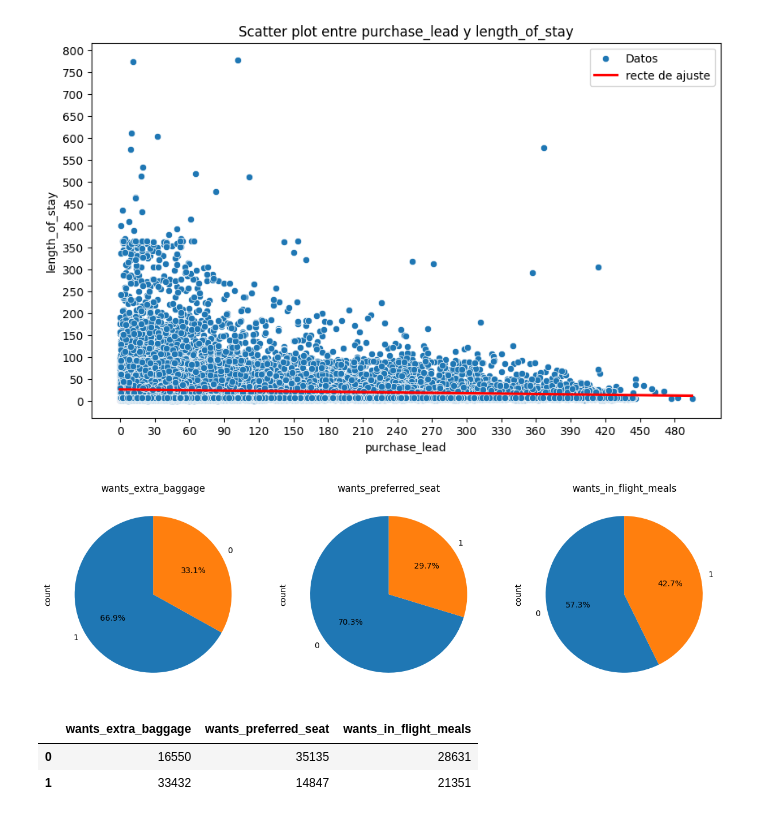
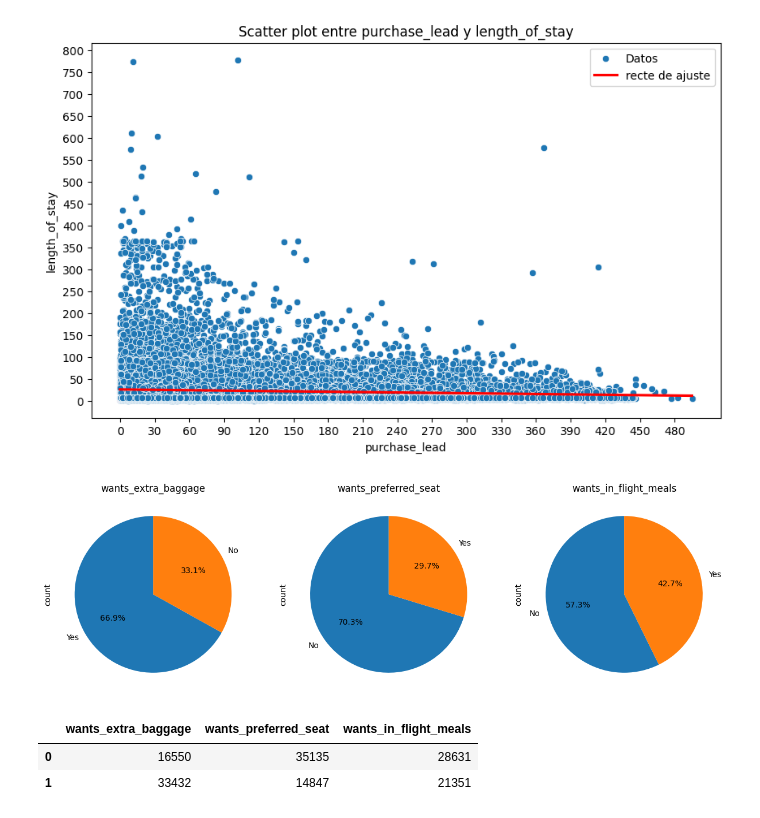
Before and after one commit to lcondoriz/tp1-orgaDatos, a Jupyter notebook: tp1.ipynb, the cells around one changed output. Drawn from its saved outputs; the diff is of its cells as text; code cells hidden in the pictures.

```diff
--- a/tp1.ipynb
+++ b/tp1.ipynb
@@ -545,21 +584,20 @@ plt.show()
 # %%
 # grafico de  torta wants_extra_baggage, wants_preferred_seat, wants_in_flight_meals subplot
 fig, ax = plt.subplots(1, 3, figsize=(15, 5))
 
-df_filtered['wants_extra_baggage'].value_counts().plot.pie(ax=ax[0], autopct='%1.1f%%', startangle=90)
+df_filtered['wants_extra_baggage'].replace({1:"Yes",0:"No"}).value_counts().plot.pie(ax=ax[0], autopct='%1.1f%%', startangle=90)
 ax[0].set_title('wants_extra_baggage')
 
-
-df_filtered['wants_preferred_seat'].value_counts().plot.pie(ax=ax[1], autopct='%1.1f%%', startangle=90)
+df_filtered['wants_preferred_seat'].replace({1:"Yes",0:"No"}).value_counts().plot.pie(ax=ax[1], autopct='%1.1f%%', startangle=90)
 ax[1].set_title('wants_preferred_seat')
 
-df_filtered['wants_in_flight_meals'].value_counts().plot.pie(ax=ax[2], autopct='%1.1f%%', startangle=90)
+df_filtered['wants_in_flight_meals'].replace({1:"Yes",0:"No"}).value_counts().plot.pie(ax=ax[2], autopct='%1.1f%%', startangle=90)
 ax[2].set_title('wants_in_flight_meals')
 
 
 plt.show()
 # %% [output]
-[figure, old version]
+[figure, new version]
 # %%
 columns = ["wants_extra_baggage", "wants_preferred_seat", "wants_in_flight_meals"]
 df = df_filtered[columns].apply(pd.Series.value_counts)
```
Also changed, not shown: parts of 39 cells of this notebook.
